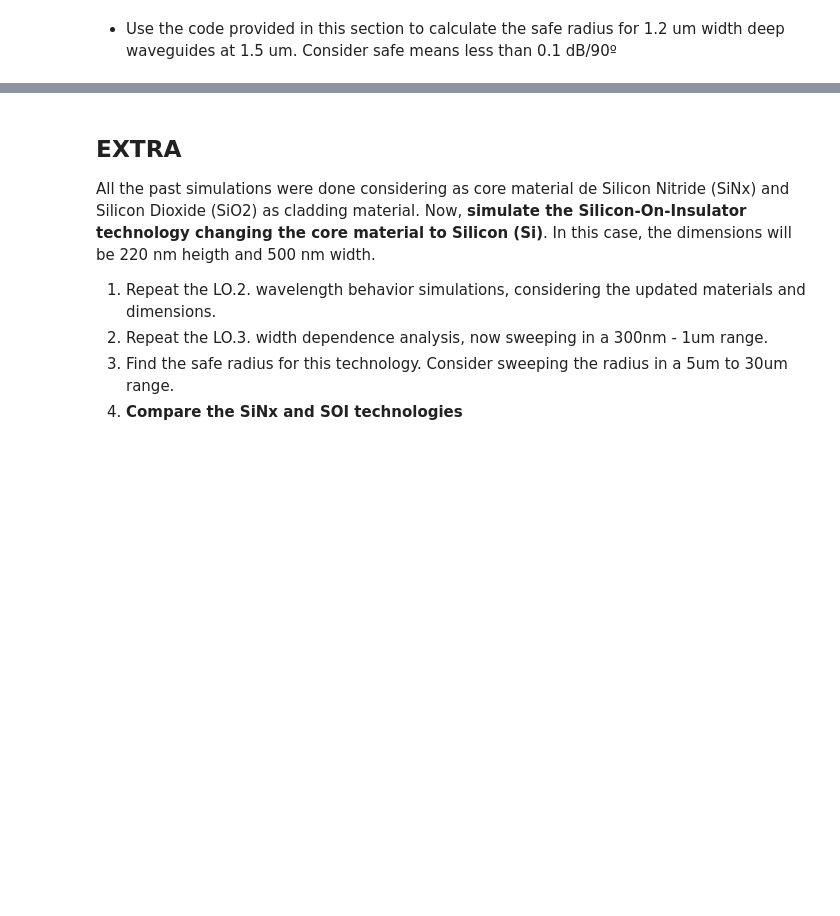
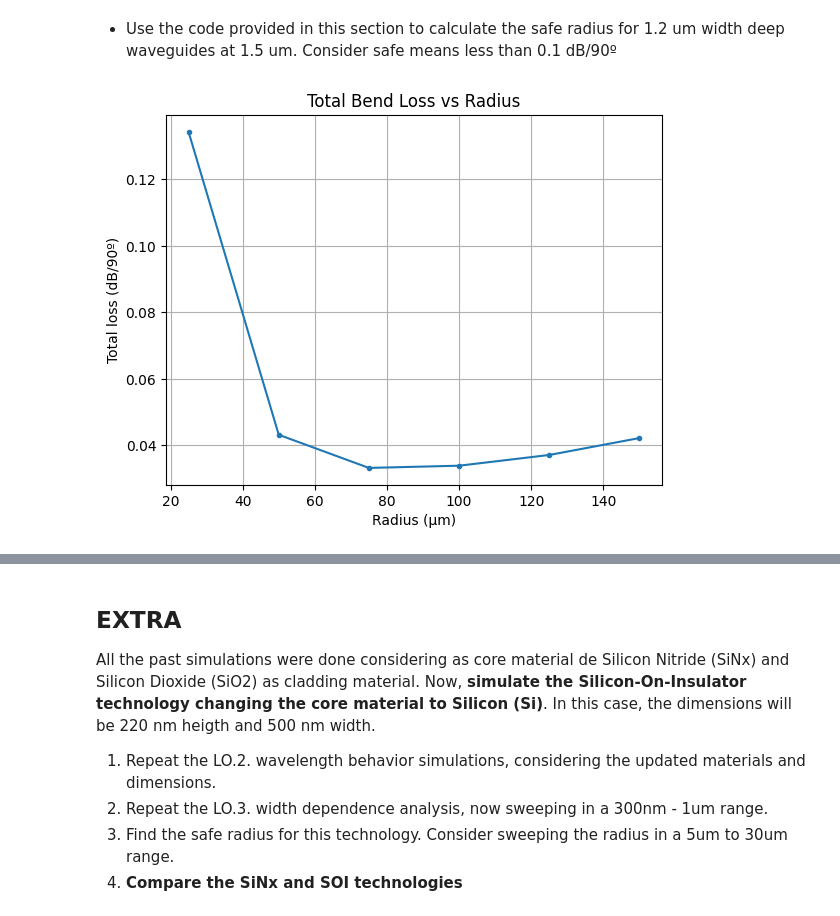
Before and after one commit to lorenagomezdiego/cifoin-lab1, a Jupyter notebook: WAVEGUIDES_Student.ipynb, the cells around one changed output, grey strips where cells are left out. Saved outputs shown, nothing was run; the diff lists cells and outputs as text; code cells hidden in the pictures; blank space fills up the shorter version.

```diff
--- a/WAVEGUIDES_Student.ipynb
+++ b/WAVEGUIDES_Student.ipynb
@@ -524,0 +574,15 @@ plt.legend()
+# %%
+radii = np.arange(25.0, 175,25)
+
+length = 0.5 * np.pi * radii * 1e-6
+propagation_loss = dB_cm * length * 1e2
+
+mismatch = gt.modes.sweep_bend_mismatch(bend_1550, radii)
+
+plt.plot(radii, propagation_loss-10 * np.log10(mismatch), ".-")
+plt.title("Total Bend Loss vs Radius")
+plt.xlabel("Radius (μm)")
+plt.ylabel("Total loss (dB/90º)")
+plt.grid()
+# %% [output]
+[figure, added]
```
Also changed, not shown: parts of 17 cells of this notebook, 4 other files.
